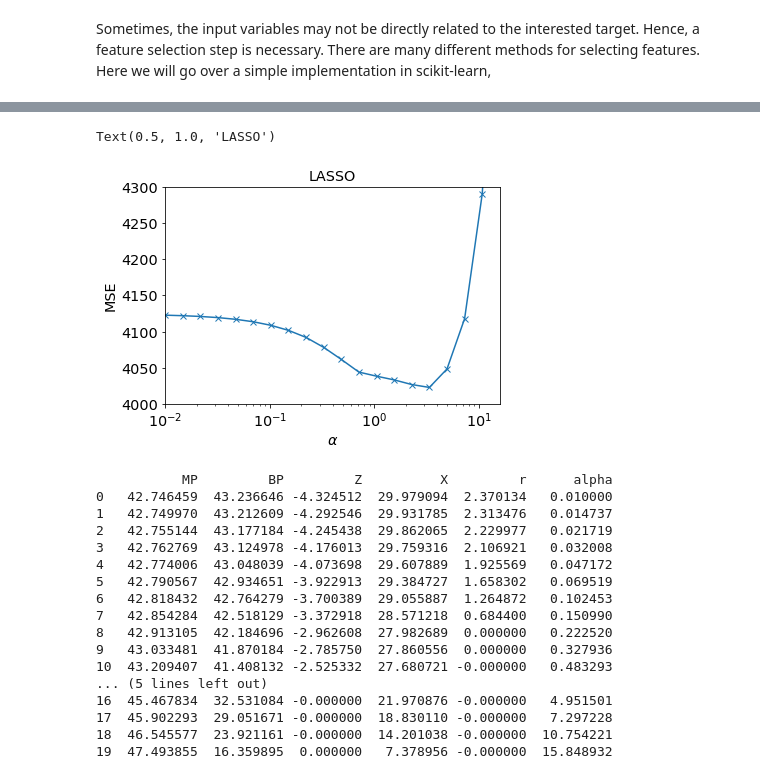
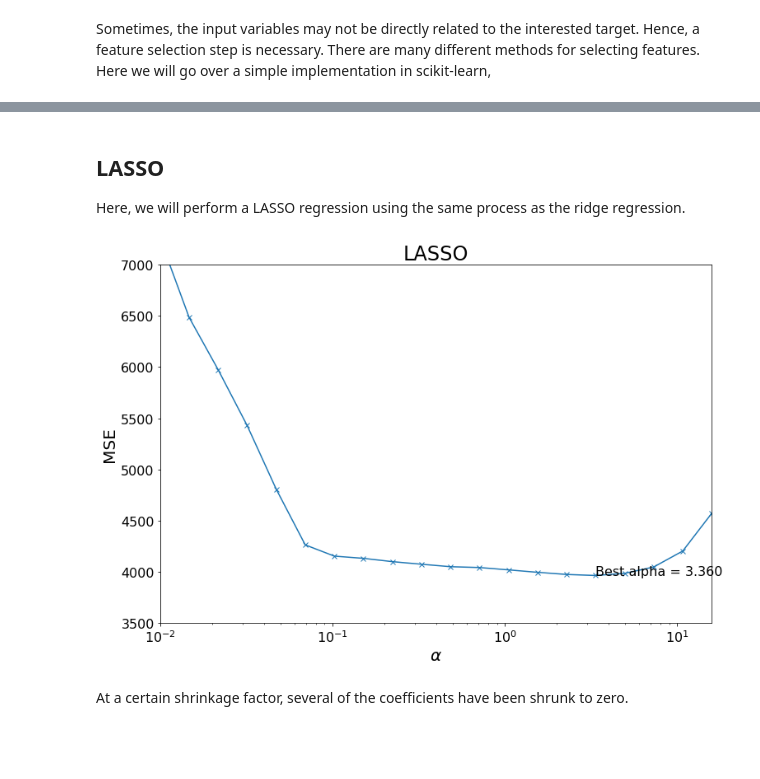
Before and after one commit to materialsvirtuallab/nano281, a Jupyter notebook: lectures/Lecture 2 - Linear methods.ipynb, the cells around one changed output, grey strips where cells are left out. Drawn from its saved outputs; the diff is of its cells as text; code cells hidden in the pictures; blank space fills up the shorter version.

```diff
--- a/lectures/Lecture 2 - Linear methods.ipynb
+++ b/lectures/Lecture 2 - Linear methods.ipynb
@@ -6,19 +6,16 @@ This notebook demonstrates some basic data handling using the Pandas package and
 import pandas as pd
 import seaborn as sns
 import numpy as np
-from sklearn import linear_model
-from sklearn.metrics import mean_squared_error, r2_score
-from sklearn.preprocessing import StandardScaler
 
 import matplotlib as mpl
 import matplotlib.pyplot as plt
 
-params = {'legend.fontsize': 'x-large',
+params = {'legend.fontsize': 20,
           'figure.figsize': (12, 8),
-          'axes.labelsize': 'x-large',
-          'axes.titlesize':'x-large',
-          'xtick.labelsize':'x-large',
-          'ytick.labelsize':'x-large'}
+          'axes.labelsize': 20,
+          'axes.titlesize': 24,
+          'xtick.labelsize':16,
+          'ytick.labelsize': 16}
 mpl.rcParams.update(params)
 
 %matplotlib inline
@@ -55,7 +51,7 @@ Since a strict linear relationship may not exist between K and the other variabl
 # %%
-# data["X^2"] = data["X"] ** 2
-# data["sqrt(X)"] = data["X"] ** 0.5
-# data["r^2"] = data["r"] ** 2
-# data["sqrt(r)"] = data["r"] ** 0.5
+data["X^2"] = data["X"] ** 2
+data["sqrt(X)"] = data["X"] ** 0.5
+data["r^2"] = data["r"] ** 2
+data["sqrt(r)"] = data["r"] ** 0.5
 print(data)
 # %% [output]
@@ -221,46 +279,29 @@ plt.plot([0, 410], [0, 410], '--')
+# %% [markdown]
+## LASSO
+
+Here, we will perform a LASSO regression using the same process as the ridge regression.
 # %%
 alphas = np.logspace(-2, 1.2, 20)
-results = []
+cv_results = []
 coeffs = []
 for alpha in alphas:
-    lasso = linear_model.Lasso(alpha=alpha, max_iter=1000000)
+    lasso = linear_model.Lasso(alpha=alpha, max_iter=100000)
     lasso.fit(z, y)
-    coeffs.append(lasso.coef_)
-    lasso = linear_model.Lasso(alpha=alpha, max_iter=100000)
     scores = cross_validate(lasso, z, y, cv=kfold, scoring='neg_mean_squared_error')
-    # print(scores)
-    results.append((alpha, -np.mean(scores["test_score"])))
+    cv_results.append([alpha, -np.mean(scores["test_score"])] + list(lasso.coef_))
 
-results = pd.DataFrame(results, columns=["alpha", "score"])
-plt.plot(results["alpha"], results["score"], '-x')
+cv_results = pd.DataFrame(cv_results, columns=["alpha", "score"] + features)
+f, ax = plt.subplots(figsize=(12, 8))
+plt.plot(cv_results["alpha"], cv_results["score"], '-x')
+plt.xlim([1e-2, 10**1.2])
+plt.ylim((3500, 7000))
 plt.xscale('log')
-plt.xlim([1e-2, 10**1.2])
-plt.ylim([4000, 4300])
 plt.xlabel(r'$\alpha$')
 plt.ylabel('MSE')
 plt.title('LASSO')
+best_alpha = cv_results["alpha"][cv_results["score"].idxmin()]
+l = plt.annotate("Best alpha = %.3f" % best_alpha, (best_alpha, cv_results["score"].min()), fontsize=16)
 # %% [output]
-Text(0.5, 1.0, 'LASSO')
-[figure, old version]
+[figure, new version]
-# %%
-coeffdata = pd.DataFrame(coeffs, columns=features)
-coeffdata["alpha"] = alphas
-print(coeffdata)
-# %% [output]
-           MP         BP         Z          X         r      alpha
-0   42.746459  43.236646 -4.324512  29.979094  2.370134   0.010000
-1   42.749970  43.212609 -4.292546  29.931785  2.313476   0.014737
-2   42.755144  43.177184 -4.245438  29.862065  2.229977   0.021719
-3   42.762769  43.124978 -4.176013  29.759316  2.106921   0.032008
-4   42.774006  43.048039 -4.073698  29.607889  1.925569   0.047172
-5   42.790567  42.934651 -3.922913  29.384727  1.658302   0.069519
-6   42.818432  42.764279 -3.700389  29.055887  1.264872   0.102453
-7   42.854284  42.518129 -3.372918  28.571218  0.684400   0.150990
-8   42.913105  42.184696 -2.962608  27.982689  0.000000   0.222520
-9   43.033481  41.870184 -2.785750  27.860556  0.000000   0.327936
-10  43.209407  41.408132 -2.525332  27.680721 -0.000000   0.483293
-... (5 lines left out)
-16  45.467834  32.531084 -0.000000  21.970876 -0.000000   4.951501
-17  45.902293  29.051671 -0.000000  18.830110 -0.000000   7.297228
-18  46.545577  23.921161 -0.000000  14.201038 -0.000000  10.754221
-19  47.493855  16.359895  0.000000   7.378956 -0.000000  15.848932
+# %% [markdown]
+At a certain shrinkage factor, several of the coefficients have been shrunk to zero.
```
Also changed, not shown: parts of 28 cells of this notebook.
